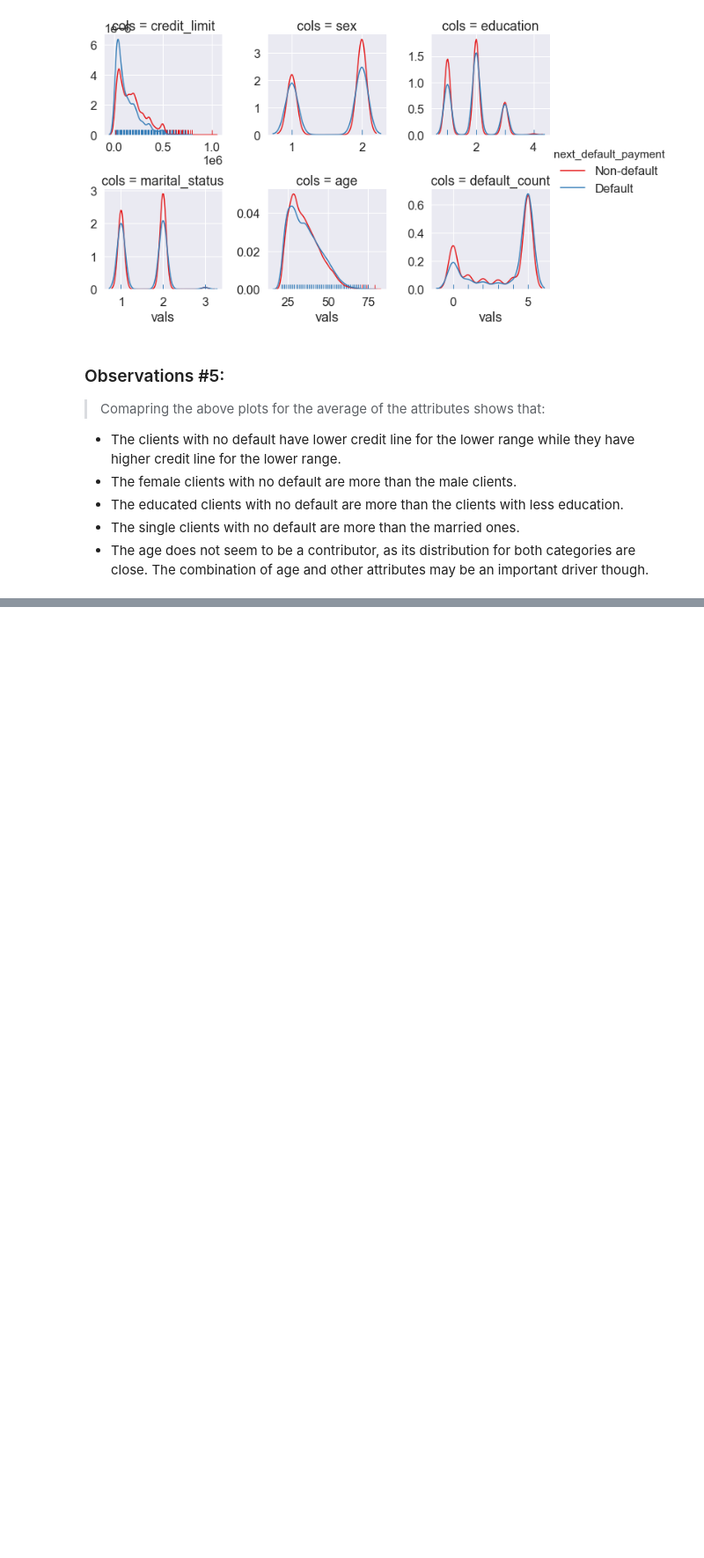
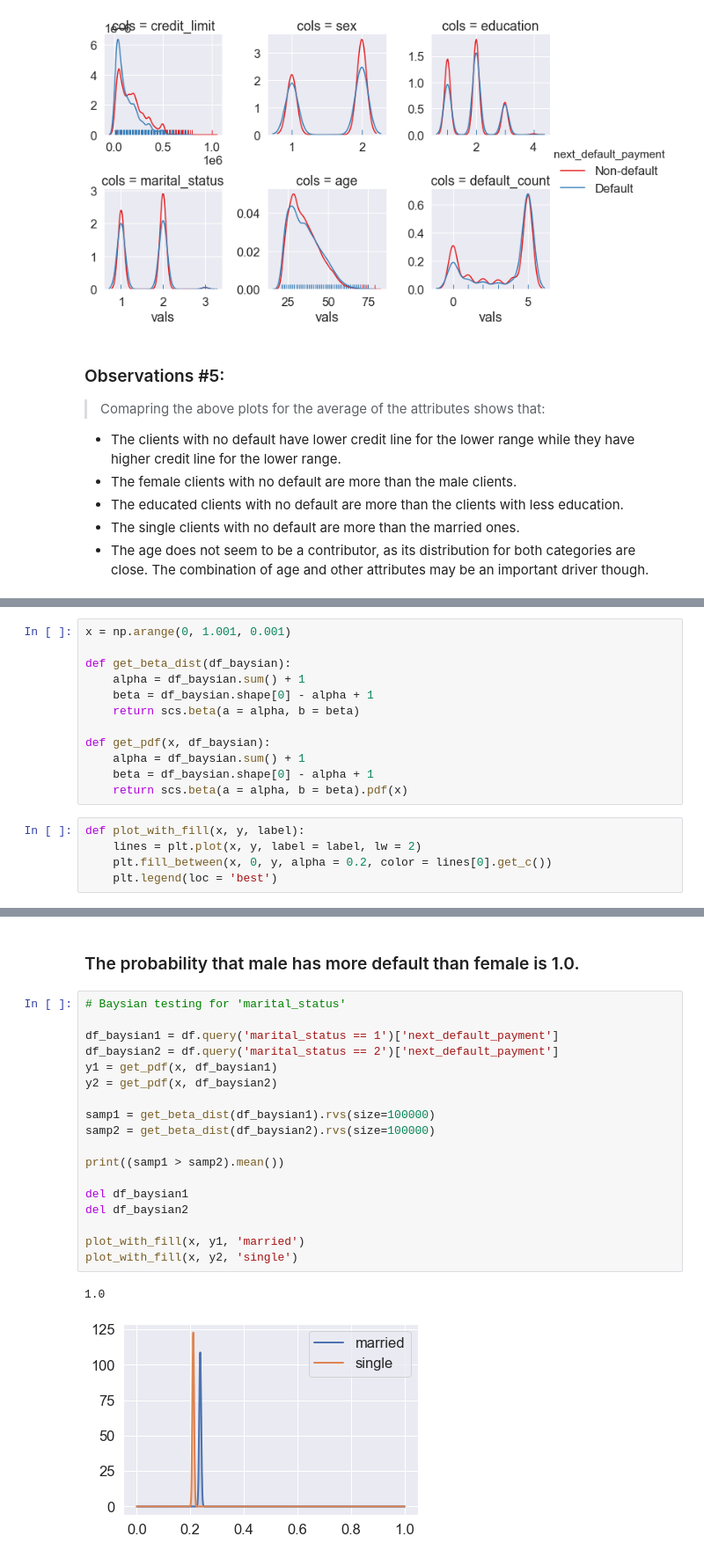
Before and after one commit to helnazsoltani/default-of-credit-card-clients, a Jupyter notebook: default-of-credit-card-clients.ipynb, the cells around one changed output, grey strips where cells are left out. Shown at 88% size. Cells and saved outputs as stored; diff of their text form; blank space fills up the shorter version.

```diff
--- a/default-of-credit-card-clients.ipynb
+++ b/default-of-credit-card-clients.ipynb
@@ -592,0 +947,17 @@ del temp_col_default
+# %%
+x = np.arange(0, 1.001, 0.001)
+
+def get_beta_dist(df_baysian):
+    alpha = df_baysian.sum() + 1
+    beta = df_baysian.shape[0] - alpha + 1
+    return scs.beta(a = alpha, b = beta)
+
+def get_pdf(x, df_baysian):
+    alpha = df_baysian.sum() + 1
+    beta = df_baysian.shape[0] - alpha + 1
+    return scs.beta(a = alpha, b = beta).pdf(x)
+# %%
+def plot_with_fill(x, y, label):
+    lines = plt.plot(x, y, label = label, lw = 2)
+    plt.fill_between(x, 0, y, alpha = 0.2, color = lines[0].get_c())
+    plt.legend(loc = 'best')
@@ -592,0 +982,23 @@ del temp_col_default
+# %% [markdown]
+### The probability that male has more default than female is 1.0.
+# %%
+# Baysian testing for 'marital_status'
+
+df_baysian1 = df.query('marital_status == 1')['next_default_payment']
+df_baysian2 = df.query('marital_status == 2')['next_default_payment']
+y1 = get_pdf(x, df_baysian1)
+y2 = get_pdf(x, df_baysian2)
+
+samp1 = get_beta_dist(df_baysian1).rvs(size=100000)
+samp2 = get_beta_dist(df_baysian2).rvs(size=100000)
+
+print((samp1 > samp2).mean())
+
+del df_baysian1
+del df_baysian2
+
+plot_with_fill(x, y1, 'married')
+plot_with_fill(x, y2, 'single')
+# %% [output]
+1.0
+[figure, added]
```
Also changed, not shown: parts of 51 cells of this notebook.
